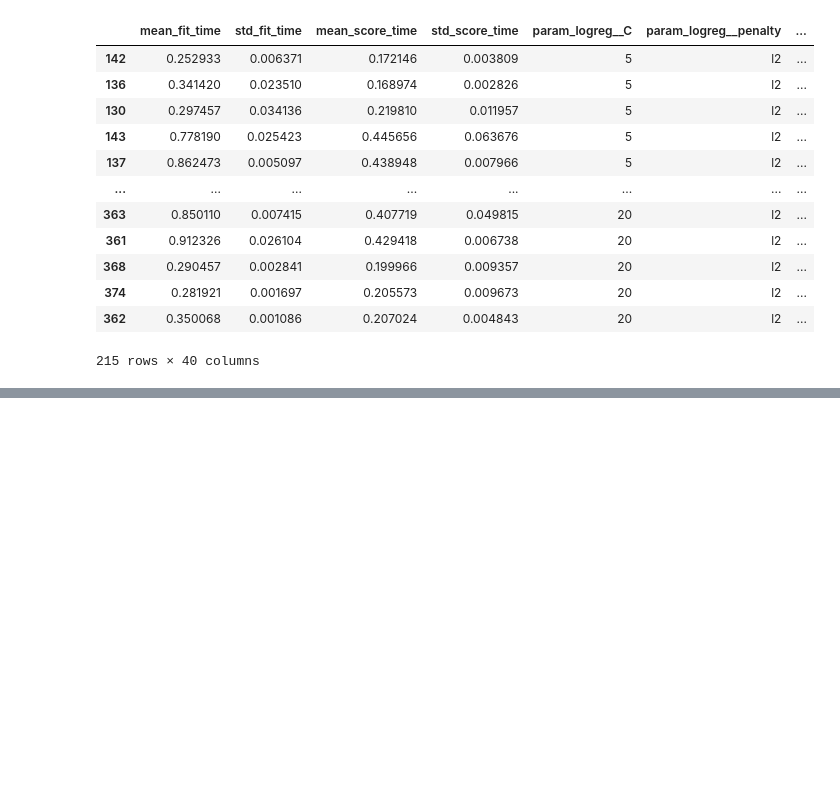
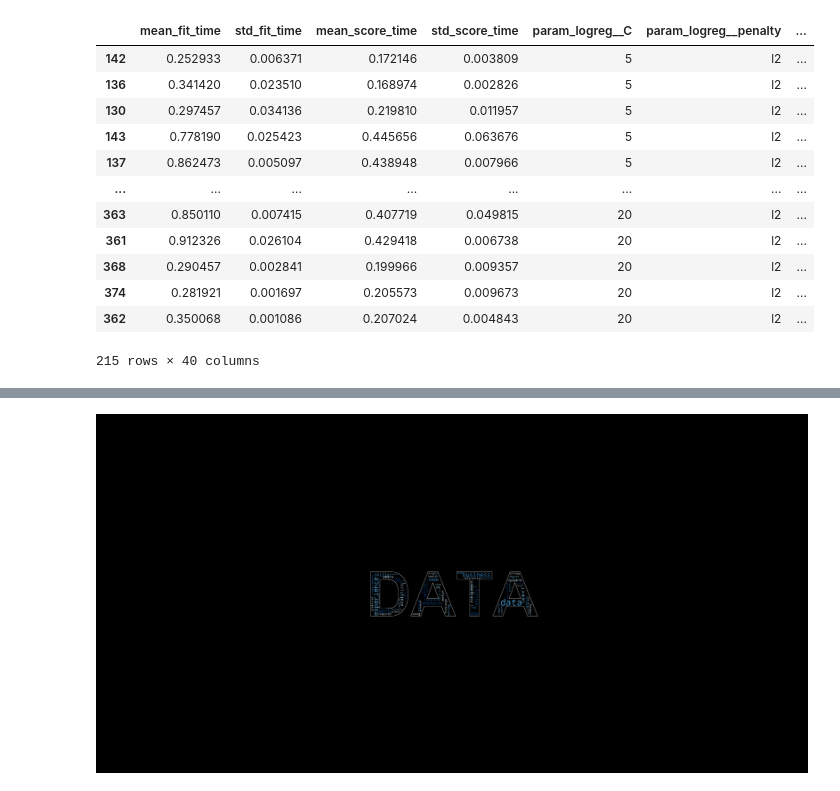
Before and after one commit to Decoding-Data-Jobs/data-jobs-project, a Jupyter notebook: schmitz_working/schmitz_draft2.ipynb, the cells around one changed output, grey strips where cells are left out. Saved outputs shown, nothing was run; the diff lists cells and outputs as text; code cells hidden in the pictures; blank space fills up the shorter version.

```diff
--- a/schmitz_working/schmitz_draft2.ipynb
+++ b/schmitz_working/schmitz_draft2.ipynb
@@ -2409,0 +2549,4 @@ results[
+# %%
+generate_wordcloud(jobs_df_cleaned, 'description_cleaned', word_count=300, text="DATA", width=4000, height=2000, fig_size=(20, 10))
+# %% [output]
+[figure, added]
```
Also changed, not shown: parts of 19 cells of this notebook, 2 other files.
